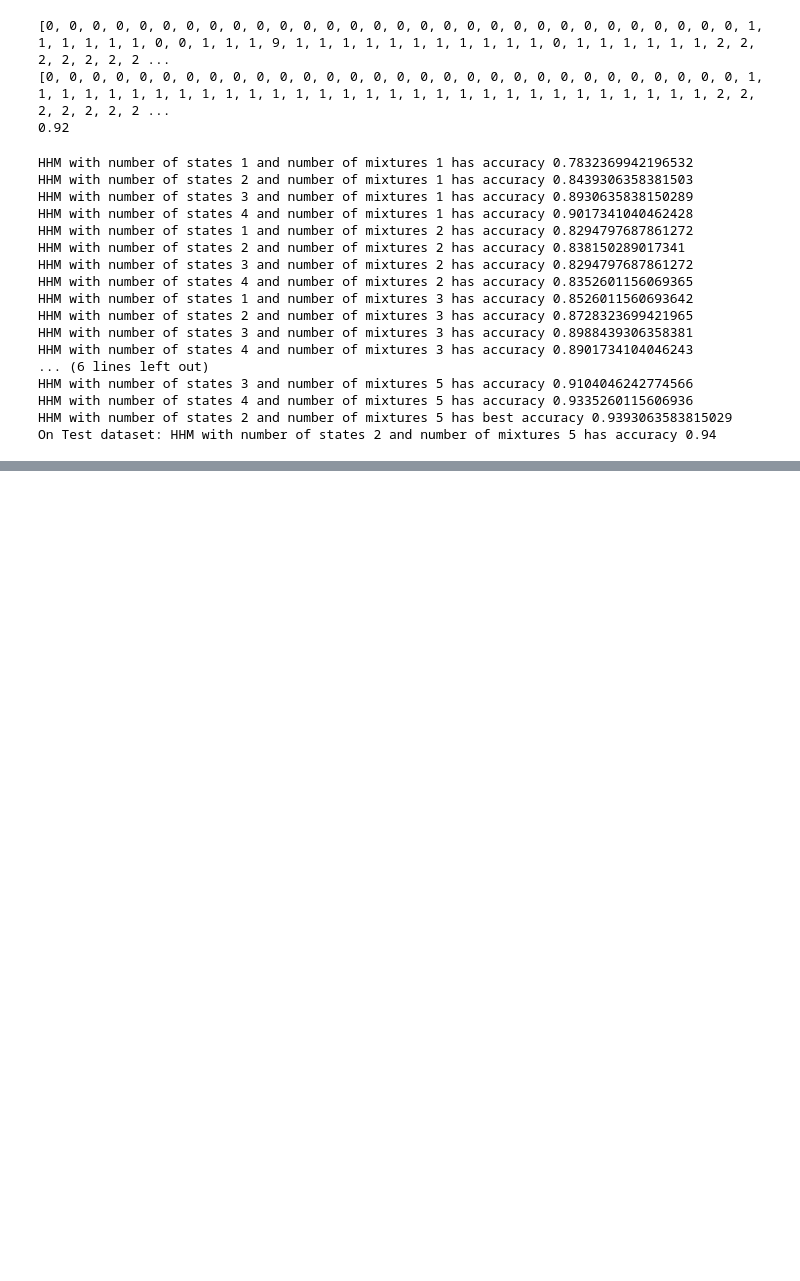
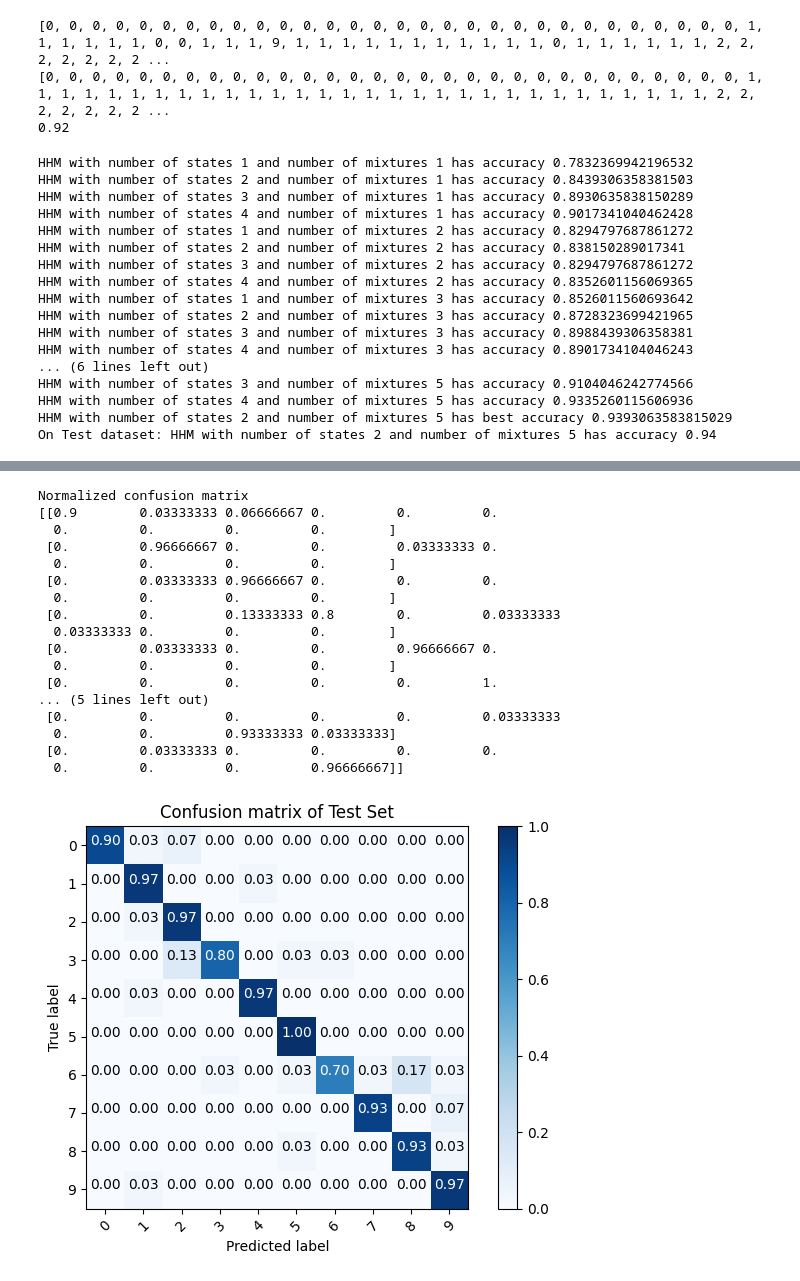
Before and after one commit to gerasmark/patrec-labs, a Jupyter notebook: lab2/lab1.ipynb, the cells around one changed output, grey strips where cells are left out. Drawn from its saved outputs; the diff is of its cells as text; code cells hidden in the pictures; blank space fills up the shorter version.

```diff
--- a/lab2/lab1.ipynb
+++ b/lab2/lab1.ipynb
@@ -419,0 +461,21 @@ def plot_confusion_matrix(cm, classes,
+# %%
+create_cm(hmms, test_dic, labels, "Confusion matrix of Test Set")
+# %% [output]
+Normalized confusion matrix
+[[0.9        0.03333333 0.06666667 0.         0.         0.
+  0.         0.         0.         0.        ]
+ [0.         0.96666667 0.         0.         0.03333333 0.
+  0.         0.         0.         0.        ]
+ [0.         0.03333333 0.96666667 0.         0.         0.
+  0.         0.         0.         0.        ]
+ [0.         0.         0.13333333 0.8        0.         0.03333333
+  0.03333333 0.         0.         0.        ]
+ [0.         0.03333333 0.         0.         0.96666667 0.
+  0.         0.         0.         0.        ]
+ [0.         0.         0.         0.         0.         1.
+... (5 lines left out)
+ [0.         0.         0.         0.         0.         0.03333333
+  0.         0.         0.93333333 0.03333333]
+ [0.         0.03333333 0.         0.         0.         0.
+  0.         0.         0.         0.96666667]]
+[figure, added]
```
Also changed, not shown: parts of 3 cells of this notebook.
